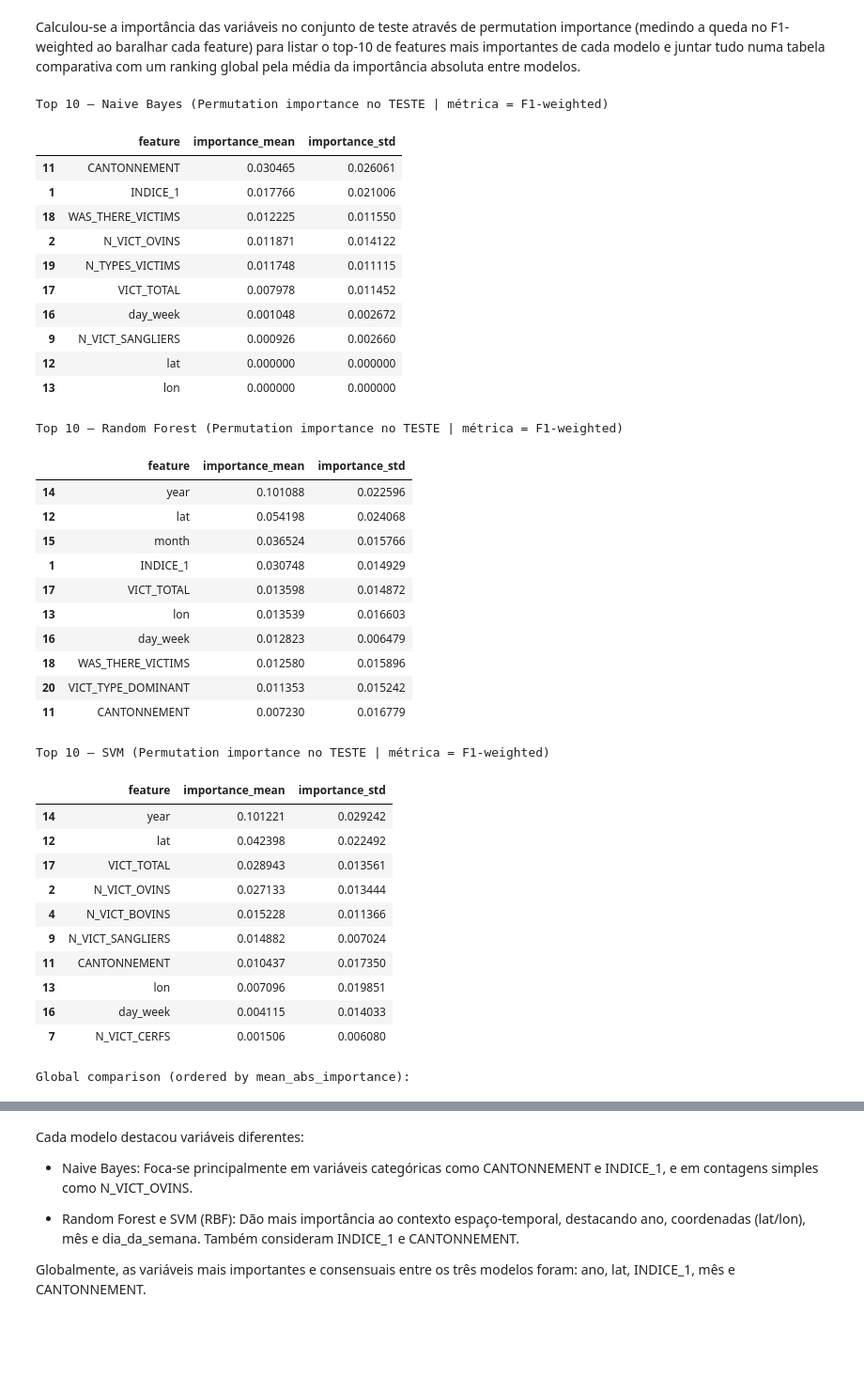
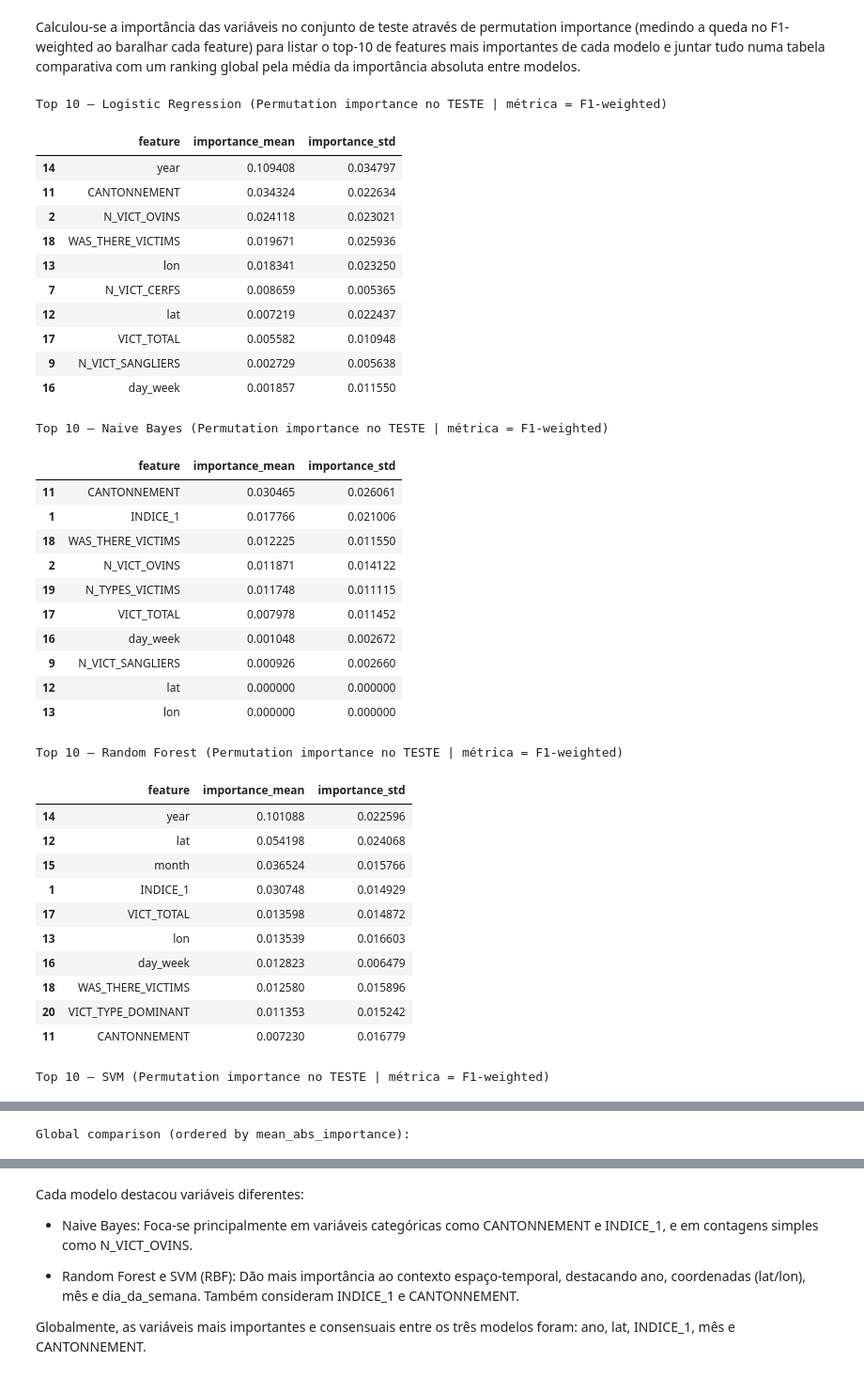
Before and after one commit to AQ675/wolf_Wallonie, a Jupyter notebook: Observação_de_lobos_na_região_de_Wallonie_na_Bélgica_50049898.ipynb, the cells around one changed output, grey strips where cells are left out. Shown at 94% size. Drawn from its saved outputs; the diff is of its cells as text; code cells hidden in the pictures; blank space fills up the shorter version.

```diff
--- a/Observação_de_lobos_na_região_de_Wallonie_na_Bélgica_50049898.ipynb
+++ b/Observação_de_lobos_na_região_de_Wallonie_na_Bélgica_50049898.ipynb
@@ -2069,6 +2069,7 @@ Calculou-se a importância das variáveis no conjunto de teste através de permu
 # Measuring the impact on TEST performance using weighted F1.
 scorer = make_scorer(f1_score, average="weighted")
 models = {
+    "Logistic Regression": best_logreg,
     "Naive Bayes": best_nb,
     "Random Forest": best_rf,
     "SVM": best_svm
@@ -2081,66 +2082,66 @@ def perm_imp_table(est, X, y, n_repeats=30, random_state=42):
         random_state=random_state,
         n_jobs=-1
     )
     return (pd.DataFrame({
         "feature": X.columns,
         "importance_mean": r.importances_mean,
         "importance_std": r.importances_std
     }).sort_values("importance_mean", ascending=False))
 
 #Top 10 by model in the Test
 perm_imps = {}
 for name, est in models.items():
     perm_imps[name] = perm_imp_table(est, X_test, y_test, n_repeats=30, random_state=42)
     print(f"\nTop 10 — {name} (Permutation importance no TESTE | métrica = F1-weighted)")
     display(perm_imps[name].head(10))
 
 # Comparative table of all the original features of X.
 comparison = pd.DataFrame({"feature": X_test.columns})
 
 for name in models.keys():
     comparison[name] = perm_imps[name].set_index("feature").loc[X_test.columns, "importance_mean"].values
 
 # "Global" ranking by consensus among models (average absolute importance)
 comparison["mean_abs_importance"] = comparison[list(models.keys())].abs().mean(axis=1)
 comparison = comparison.sort_values("mean_abs_importance", ascending=False)
 
 print("\nGlobal comparison (ordered by mean_abs_importance):")
 display(comparison.head(15))
 # %% [output]
-Top 10 — Naive Bayes (Permutation importance no TESTE | métrica = F1-weighted)
+Top 10 — Logistic Regression (Permutation importance no TESTE | métrica = F1-weighted)
 |  | feature | importance_mean | importance_std |
-| 11 | CANTONNEMENT | 0.030465 | 0.026061 |
-| 1 | INDICE_1 | 0.017766 | 0.021006 |
-| 18 | WAS_THERE_VICTIMS | 0.012225 | 0.011550 |
-| 2 | N_VICT_OVINS | 0.011871 | 0.014122 |
-| 19 | N_TYPES_VICTIMS | 0.011748 | 0.011115 |
-| 17 | VICT_TOTAL | 0.007978 | 0.011452 |
-| 16 | day_week | 0.001048 | 0.002672 |
-| 9 | N_VICT_SANGLIERS | 0.000926 | 0.002660 |
-| 12 | lat | 0.000000 | 0.000000 |
-| 13 | lon | 0.000000 | 0.000000 |
+| 14 | year | 0.109408 | 0.034797 |
+| 11 | CANTONNEMENT | 0.034324 | 0.022634 |
+| 2 | N_VICT_OVINS | 0.024118 | 0.023021 |
+| 18 | WAS_THERE_VICTIMS | 0.019671 | 0.025936 |
+| 13 | lon | 0.018341 | 0.023250 |
+| 7 | N_VICT_CERFS | 0.008659 | 0.005365 |
+| 12 | lat | 0.007219 | 0.022437 |
+| 17 | VICT_TOTAL | 0.005582 | 0.010948 |
+| 9 | N_VICT_SANGLIERS | 0.002729 | 0.005638 |
+| 16 | day_week | 0.001857 | 0.011550 |
-Top 10 — Random Forest (Permutation importance no TESTE | métrica = F1-weighted)
+Top 10 — Naive Bayes (Permutation importance no TESTE | métrica = F1-weighted)
 |  | feature | importance_mean | importance_std |
-| 14 | year | 0.101088 | 0.022596 |
-| 12 | lat | 0.054198 | 0.024068 |
-| 15 | month | 0.036524 | 0.015766 |
-| 1 | INDICE_1 | 0.030748 | 0.014929 |
-| 17 | VICT_TOTAL | 0.013598 | 0.014872 |
-| 13 | lon | 0.013539 | 0.016603 |
-| 16 | day_week | 0.012823 | 0.006479 |
-| 18 | WAS_THERE_VICTIMS | 0.012580 | 0.015896 |
-| 20 | VICT_TYPE_DOMINANT | 0.011353 | 0.015242 |
-| 11 | CANTONNEMENT | 0.007230 | 0.016779 |
+| 11 | CANTONNEMENT | 0.030465 | 0.026061 |
+| 1 | INDICE_1 | 0.017766 | 0.021006 |
+| 18 | WAS_THERE_VICTIMS | 0.012225 | 0.011550 |
+| 2 | N_VICT_OVINS | 0.011871 | 0.014122 |
+| 19 | N_TYPES_VICTIMS | 0.011748 | 0.011115 |
+| 17 | VICT_TOTAL | 0.007978 | 0.011452 |
+| 16 | day_week | 0.001048 | 0.002672 |
+| 9 | N_VICT_SANGLIERS | 0.000926 | 0.002660 |
+| 12 | lat | 0.000000 | 0.000000 |
+| 13 | lon | 0.000000 | 0.000000 |
-Top 10 — SVM (Permutation importance no TESTE | métrica = F1-weighted)
+Top 10 — Random Forest (Permutation importance no TESTE | métrica = F1-weighted)
 |  | feature | importance_mean | importance_std |
-| 14 | year | 0.101221 | 0.029242 |
-| 12 | lat | 0.042398 | 0.022492 |
-| 17 | VICT_TOTAL | 0.028943 | 0.013561 |
-| 2 | N_VICT_OVINS | 0.027133 | 0.013444 |
-| 4 | N_VICT_BOVINS | 0.015228 | 0.011366 |
-| 9 | N_VICT_SANGLIERS | 0.014882 | 0.007024 |
-| 11 | CANTONNEMENT | 0.010437 | 0.017350 |
-| 13 | lon | 0.007096 | 0.019851 |
-| 16 | day_week | 0.004115 | 0.014033 |
-| 7 | N_VICT_CERFS | 0.001506 | 0.006080 |
+| 14 | year | 0.101088 | 0.022596 |
+| 12 | lat | 0.054198 | 0.024068 |
+| 15 | month | 0.036524 | 0.015766 |
+| 1 | INDICE_1 | 0.030748 | 0.014929 |
+| 17 | VICT_TOTAL | 0.013598 | 0.014872 |
+| 13 | lon | 0.013539 | 0.016603 |
+| 16 | day_week | 0.012823 | 0.006479 |
+| 18 | WAS_THERE_VICTIMS | 0.012580 | 0.015896 |
+| 20 | VICT_TYPE_DOMINANT | 0.011353 | 0.015242 |
+| 11 | CANTONNEMENT | 0.007230 | 0.016779 |
-Global comparison (ordered by mean_abs_importance):
+Top 10 — SVM (Permutation importance no TESTE | métrica = F1-weighted)
@@ -2162,0 +2159 @@ Global comparison (ordered by mean_abs_importance):
+Global comparison (ordered by mean_abs_importance):
```
Also changed, not shown: parts of 1 cell of this notebook.
